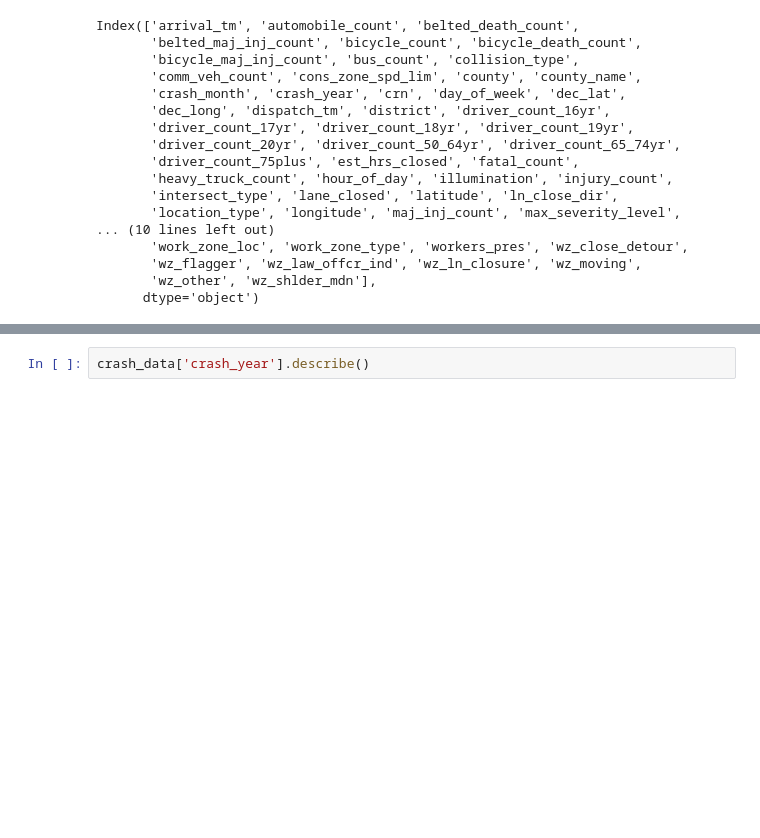
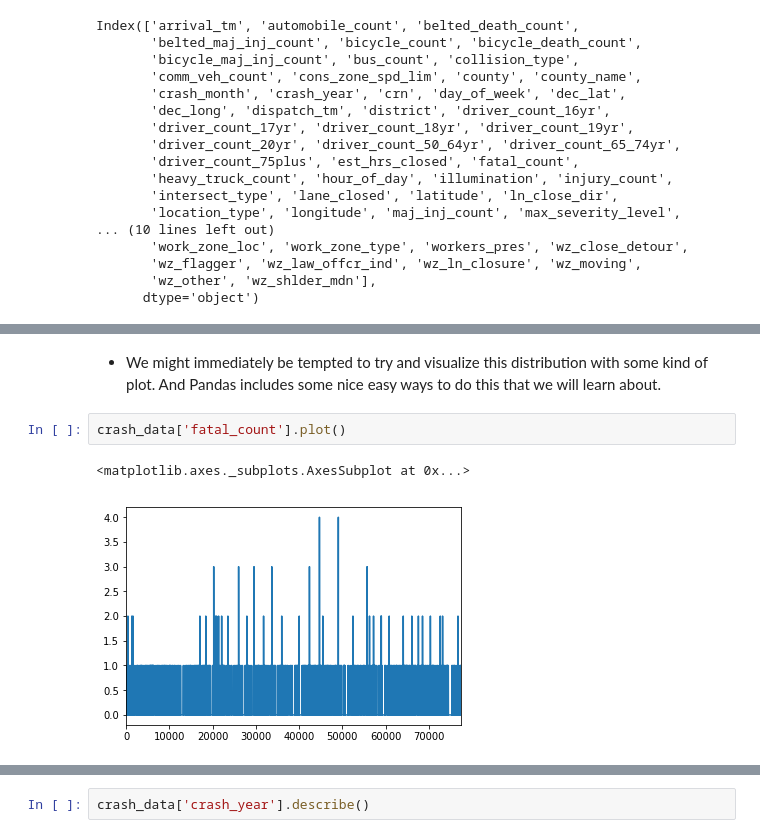
Before and after one commit to mbod/comm318_stories_from_data_fall2019, a Jupyter notebook: notebooks/lectures/0_course_overview/introduction_to_python_programming_for_data_journalism.ipynb, the cells around one changed output, grey strips where cells are left out. Cells and saved outputs as stored; diff of their text form; blank space fills up the shorter version.

```diff
--- a/notebooks/lectures/0_course_overview/introduction_to_python_programming_for_data_journalism.ipynb
+++ b/notebooks/lectures/0_course_overview/introduction_to_python_programming_for_data_journalism.ipynb
@@ -218,0 +369,7 @@ Index(['arrival_tm', 'automobile_count', 'belted_death_count',
+# %% [markdown]
+* We might immediately be tempted to try and visualize this distribution with some kind of plot. And Pandas includes some nice easy ways to do this that we will learn about.
+# %%
+crash_data['fatal_count'].plot()
+# %% [output]
+<matplotlib.axes._subplots.AxesSubplot at 0x...>
+[figure, added]
```
Also changed, not shown: parts of 64 cells of this notebook.
